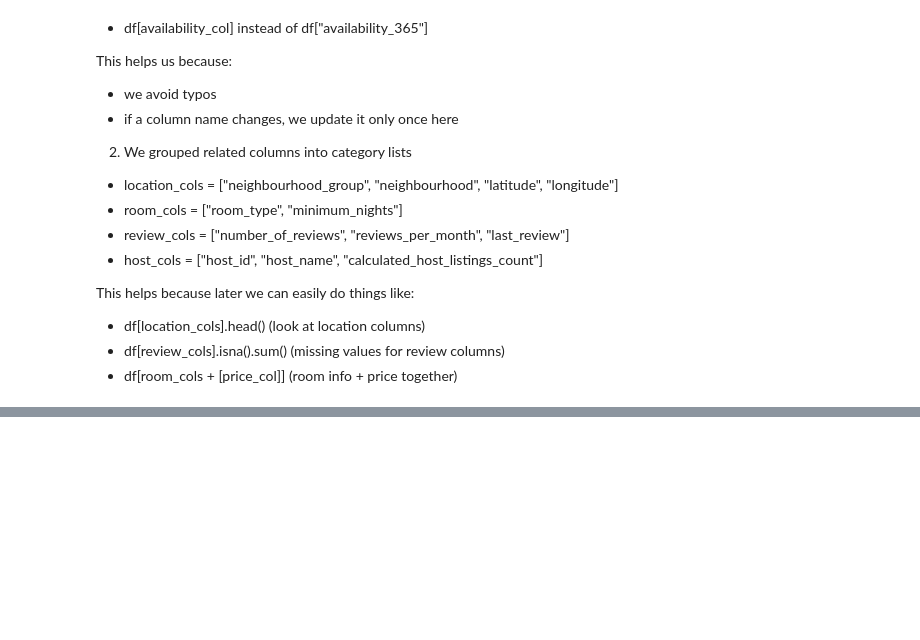
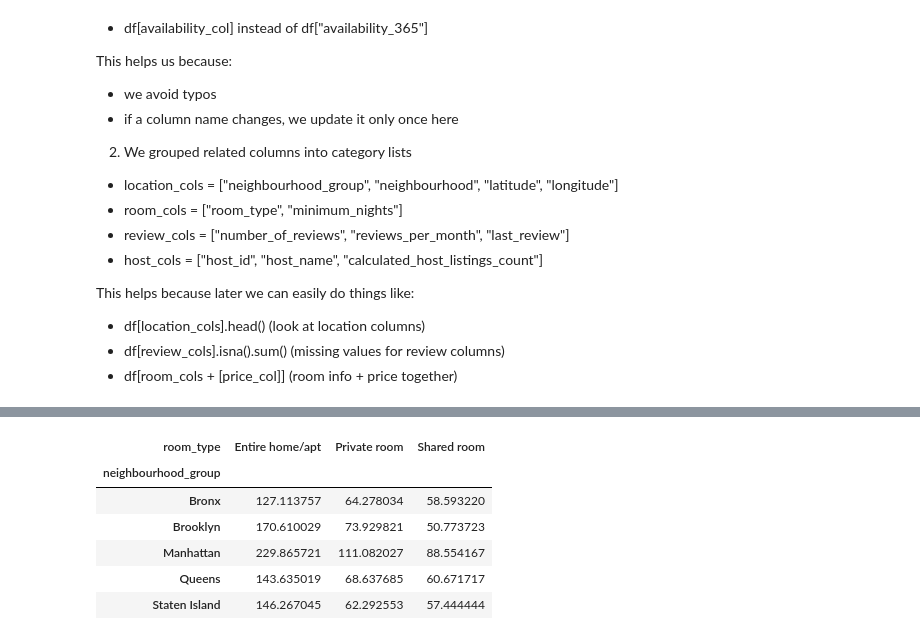
Before and after one commit to mohit716/airbnb-nyc-pandas, a Jupyter notebook: airbnb-nyc-pandas.ipynb, the cells around one changed output, grey strips where cells are left out. Saved outputs shown, nothing was run; the diff lists cells and outputs as text; code cells hidden in the pictures; blank space fills up the shorter version.

```diff
--- a/airbnb-nyc-pandas.ipynb
+++ b/airbnb-nyc-pandas.ipynb
@@ -1225,0 +1581,42 @@ This helps because later we can easily do things like:
+# %%
+import pandas as pd
+
+# 1) Make a clean working copy
+df_clean = df.copy()
+
+# 2) Fix datetime (safe even if missing)
+df_clean["last_review"] = pd.to_datetime(df_clean["last_review"], errors="coerce")
+
+# 3) reviews_per_month:
+# Missingness here is expected (usually listings with 0 reviews), so fill with 0
+df_clean["reviews_per_month"] = df_clean["reviews_per_month"].fillna(0)
+
+# 4) PRICE: remove invalid price = 0 (describe() showed min price is 0)
+df_clean = df_clean[df_clean["price"] > 0]
+
+# 5) OPTIONAL but commonly required: cap extreme outliers for cleaner plots/means
+# (describe() showed max price=10000, minimum_nights=1250, host_listings_count=327)
+# Using 99th percentile capping is a standard "safe" EDA move.
+cap_cols = ["price", "minimum_nights", "reviews_per_month", "calculated_host_listings_count"]
+caps = df_clean[cap_cols].quantile(0.99)
+
+df_clean["price"] = df_clean["price"].clip(upper=caps["price"])
+df_clean["minimum_nights"] = df_clean["minimum_nights"].clip(upper=caps["minimum_nights"])
+df_clean["reviews_per_month"] = df_clean["reviews_per_month"].clip(upper=caps["reviews_per_month"])
+df_clean["calculated_host_listings_count"] = df_clean["calculated_host_listings_count"].clip(
+    upper=caps["calculated_host_listings_count"]
+)
+
+# 6) OPTIONAL: drop tiny missing text fields (16 name, 21 host_name)
+df_clean = df_clean.dropna(subset=["name", "host_name"])
+
+# 7) Quick proof checks
+print("Original shape:", df.shape)
+print("Clean shape   :", df_clean.shape)
+
+print("\nMissing values (top 6):")
+print(df_clean.isna().sum().sort_values(ascending=False).head(6))
+
+print("\nSanity check: numeric summary after cleaning")
+print(df_clean[["price","minimum_nights","number_of_reviews","reviews_per_month",
+                "calculated_host_listings_count","availability_365"]].describe())
@@ -1225,0 +1815,11 @@ This helps because later we can easily do things like:
+# %%
+# Table: combine both effects (room type within borough)
+df_clean.pivot_table(values="price", index="neighbourhood_group", columns="room_type", aggfunc="mean")
+# %% [output]
+| room_type | Entire home/apt | Private room | Shared room |
+| neighbourhood_group |  |  |  |
+| Bronx | 127.113757 | 64.278034 | 58.593220 |
+| Brooklyn | 170.610029 | 73.929821 | 50.773723 |
+| Manhattan | 229.865721 | 111.082027 | 88.554167 |
+| Queens | 143.635019 | 68.637685 | 60.671717 |
+| Staten Island | 146.267045 | 62.292553 | 57.444444 |
```
Also changed, not shown: parts of 40 cells of this notebook, 3 other files.
